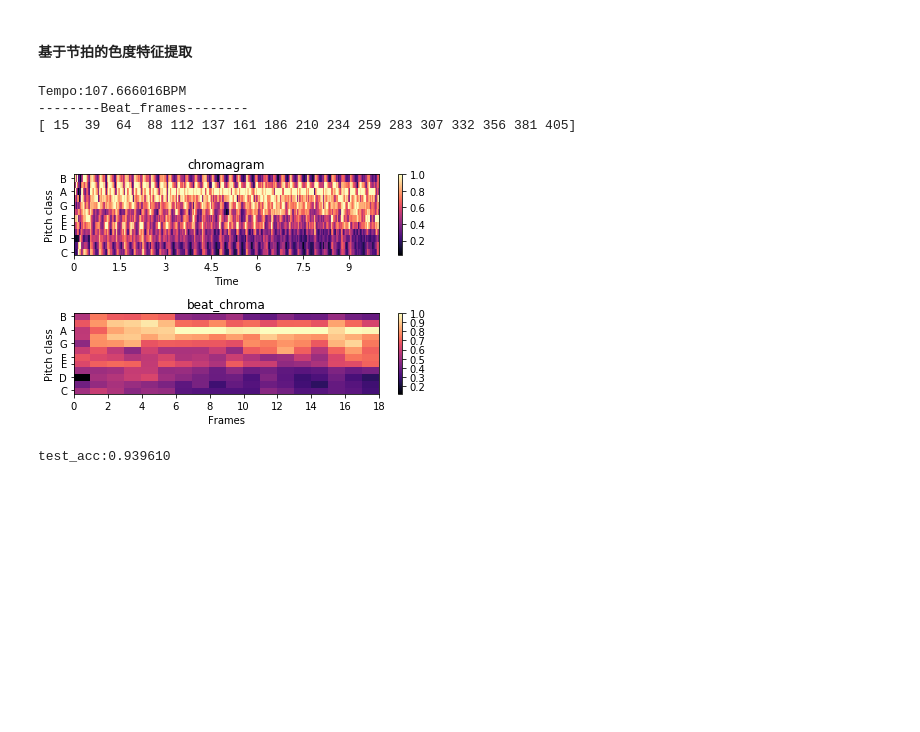
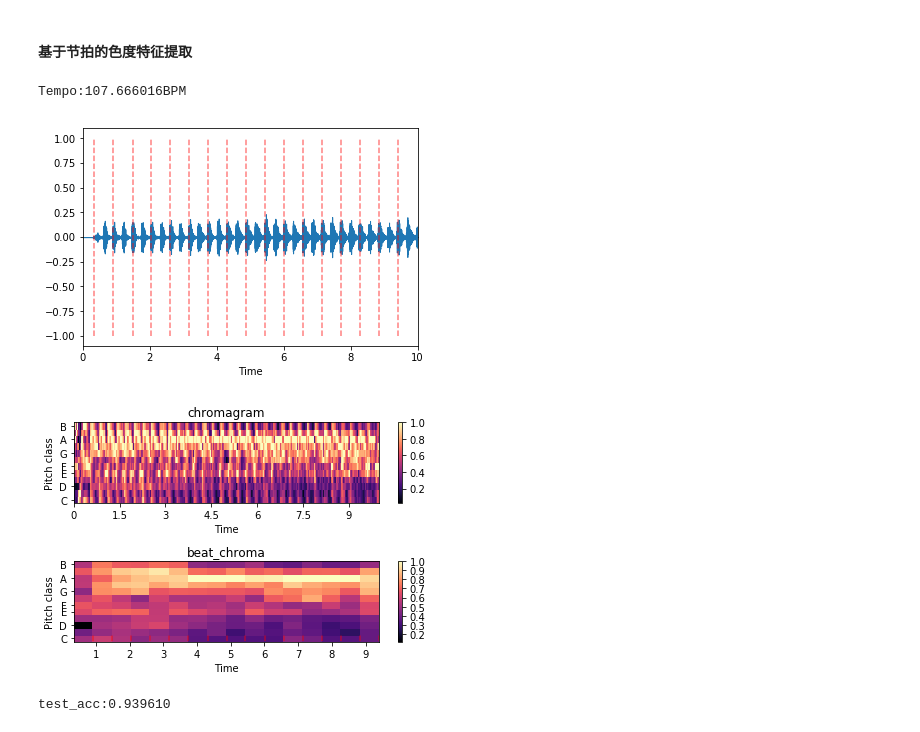
Before and after one commit to rumourcy/MIR, a Jupyter notebook: single_chord.ipynb, the cells around one changed output. Saved outputs shown, nothing was run; the diff lists cells and outputs as text; code cells hidden in the pictures; blank space fills up the shorter version.

```diff
--- a/single_chord.ipynb
+++ b/single_chord.ipynb
@@ -141,40 +139,41 @@ import numpy as np
 import librosa
 import librosa.display
 import matplotlib.pyplot as plt
 
 y, sr = librosa.load('../data/music/Queen/Queen - Flash.mp3', duration=10)
 
 hop_length = 512
 
 y_harmonic, y_percussive = librosa.effects.hpss(y)
 
 tempo, beat_frames = librosa.beat.beat_track(y=y_percussive, sr=sr)
 print('Tempo:%fBPM'%(tempo))
-print('--------Beat_frames--------')
-print(beat_frames)
+beat_times = librosa.frames_to_time(beat_frames, sr=sr)
+librosa.display.waveplot(y_harmonic, sr=sr)
+plt.vlines(beat_times, -1, 1, color='r', alpha=0.5, linestyle='--', label='Beats')
 
 chromagram = librosa.feature.chroma_cqt(y=y_harmonic, sr=sr)
 plt.figure()
 plt.subplot(2,1,1)
 librosa.display.specshow(chromagram, y_axis='chroma', x_axis='time')
 plt.title('chromagram')
 plt.colorbar()
 plt.tight_layout()
 
 beat_chroma = librosa.util.sync(chromagram, beat_frames, aggregate=np.median)
-beat_times = librosa.frames_to_time(beat_frames, sr=sr)
 
 plt.subplot(2,1,2)
-librosa.display.specshow(beat_chroma, y_axis='chroma', x_axis='frames')
+librosa.display.specshow(beat_chroma[:, :-1], y_axis='chroma', x_axis='time',
+                         x_coords=beat_times)
+plt.vlines(beat_times, -1, 1, color='r', alpha=0.5, linestyle='--', label='Beats')
 plt.title('beat_chroma')
 plt.colorbar()
 plt.tight_layout()
 plt.show()
 # %% [output]
 Tempo:107.666016BPM
---------Beat_frames--------
-[ 15  39  64  88 112 137 161 186 210 234 259 283 307 332 356 381 405]
-[figure, old version]
+[figure, new version]
+[figure, added]
 # %%
 def load_data(data_path):
     data = pd.read_csv(data_path, header=None).values
```
Also changed, not shown: parts of 2 cells of this notebook, 1 other file.
